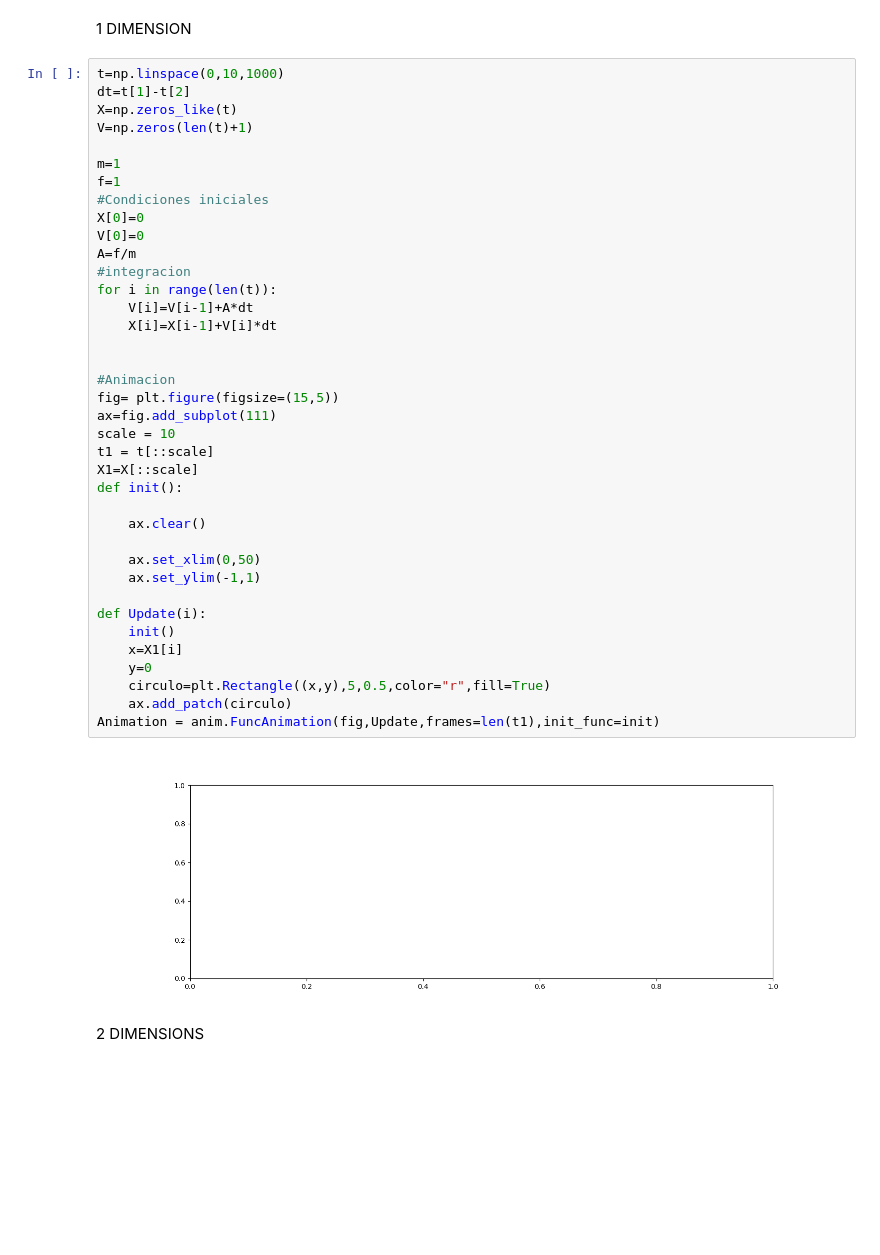
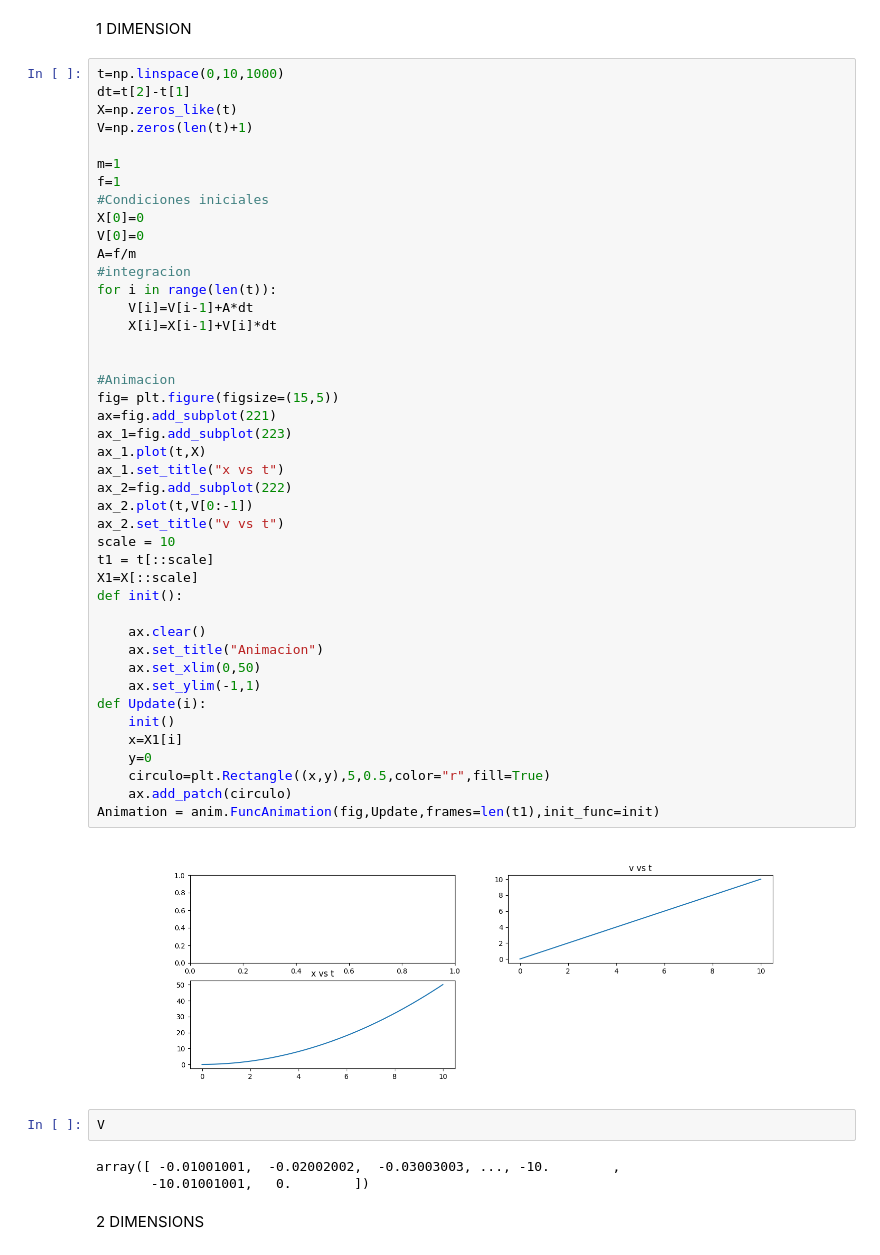
Before and after one commit to Proyecto-AP/Aceleradores, a Jupyter notebook: PART_1.ipynb, the cells around one changed output. Drawn from its saved outputs; the diff is of its cells as text; blank space fills up the shorter version.

```diff
--- a/PART_1.ipynb
+++ b/PART_1.ipynb
@@ -7,44 +7,54 @@ import matplotlib.animation as anim
 1 DIMENSION
 # %%
 t=np.linspace(0,10,1000)
-dt=t[1]-t[2]
+dt=t[2]-t[1]
 X=np.zeros_like(t)
 V=np.zeros(len(t)+1)
 
 m=1
 f=1
 #Condiciones iniciales
 X[0]=0
 V[0]=0
 A=f/m
 #integracion
 for i in range(len(t)):
     V[i]=V[i-1]+A*dt
     X[i]=X[i-1]+V[i]*dt
 
 
 #Animacion
 fig= plt.figure(figsize=(15,5))
-ax=fig.add_subplot(111)
+ax=fig.add_subplot(221)
+ax_1=fig.add_subplot(223)
+ax_1.plot(t,X)
+ax_1.set_title("x vs t")
+ax_2=fig.add_subplot(222)
+ax_2.plot(t,V[0:-1])
+ax_2.set_title("v vs t")
 scale = 10
 t1 = t[::scale]
 X1=X[::scale]
 def init():
 
     ax.clear()
-
+    ax.set_title("Animacion")
     ax.set_xlim(0,50)
     ax.set_ylim(-1,1)
-
 def Update(i):
     init()
     x=X1[i]
     y=0
     circulo=plt.Rectangle((x,y),5,0.5,color="r",fill=True)
     ax.add_patch(circulo)
 Animation = anim.FuncAnimation(fig,Update,frames=len(t1),init_func=init)
 # %% [output]
-[figure, old version]
+[figure, new version]
+# %%
+V
+# %% [output]
+array([ -0.01001001,  -0.02002002,  -0.03003003, ..., -10.        ,
+       -10.01001001,   0.        ])
 # %% [markdown]
 2 DIMENSIONS
 # %%
```
Also changed, not shown: parts of 1 cell of this notebook.
